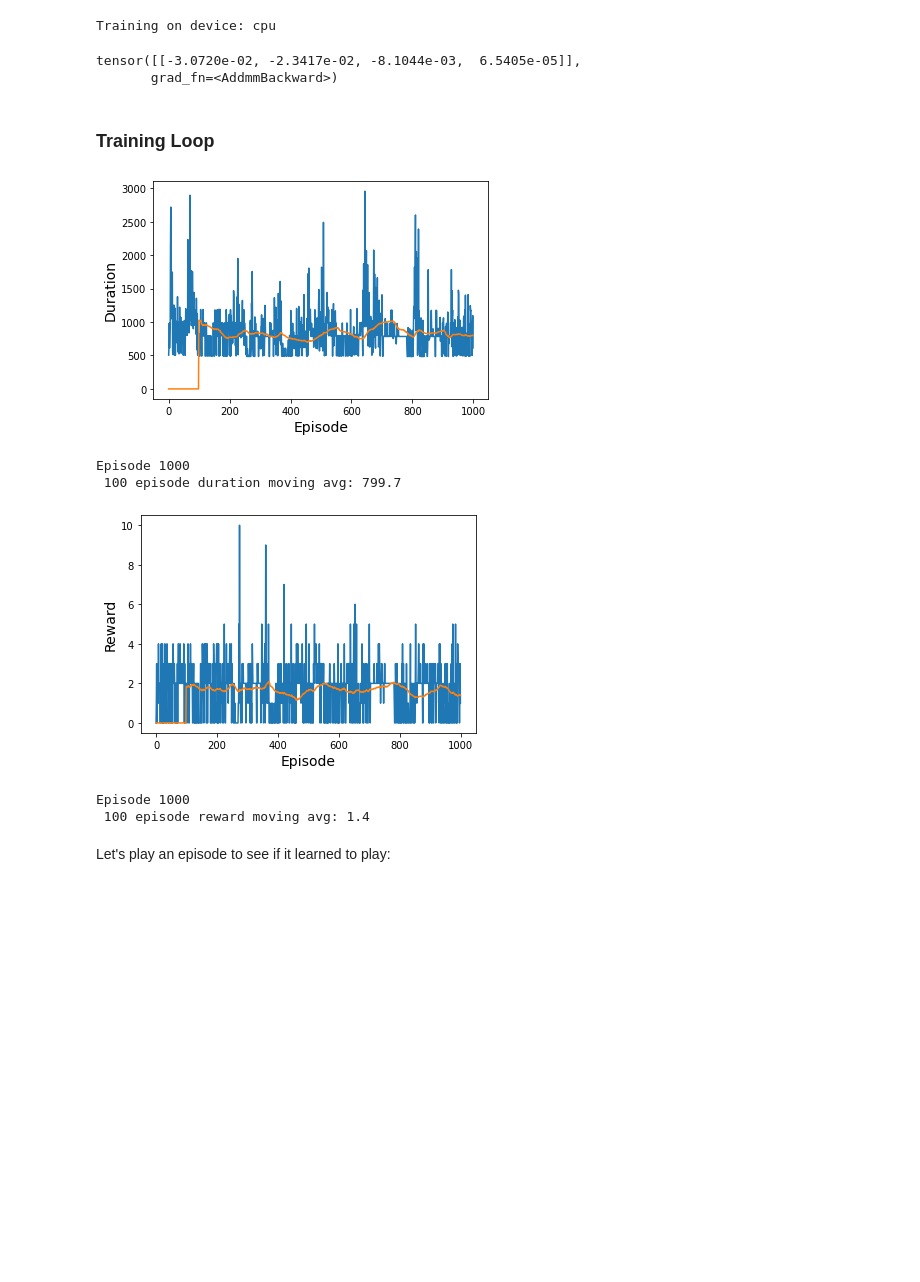
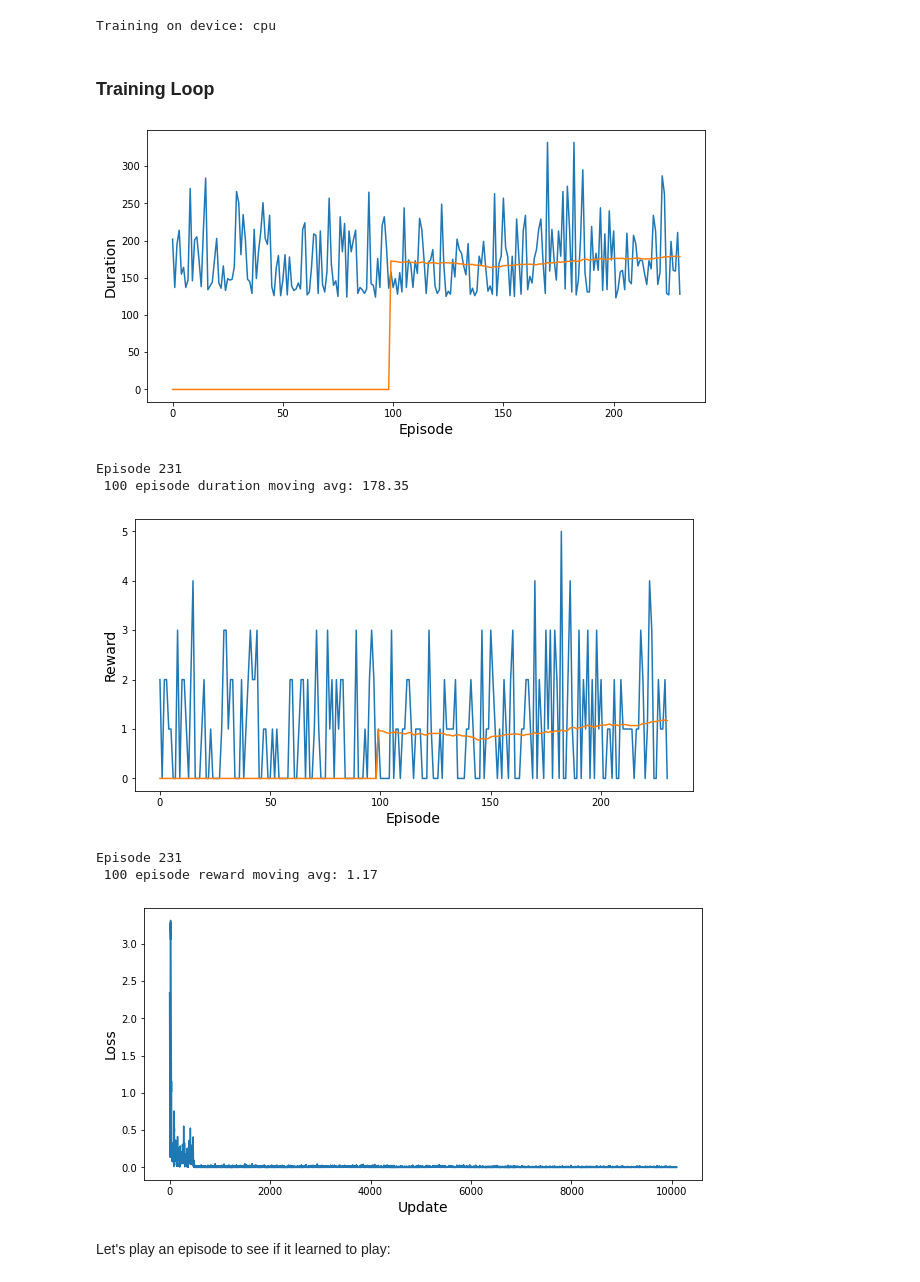
Before and after one commit to AngieC96/ReinforcementLProject, a Jupyter notebook: code/Breakout_CNN.ipynb, the cells around one changed output. Cells and saved outputs as stored; diff of their text form; code cells hidden in the pictures; blank space fills up the shorter version.

```diff
--- a/code/Breakout_CNN.ipynb
+++ b/code/Breakout_CNN.ipynb
@@ -423,8 +390,7 @@ class QValues():
 
     @staticmethod
     def get_next(target_net, next_states):
-        final_state_locations = next_states.flatten(start_dim=1) \
-            .max(dim=1)[0].eq(0).type(torch.bool)
+        final_state_locations = next_states.flatten(start_dim=1)             .max(dim=1)[0].eq(0).type(torch.bool)
         non_final_state_locations = (final_state_locations == False)
         non_final_states = next_states[non_final_state_locations]
         batch_size = next_states.shape[0]
@@ -435,15 +401,15 @@ class QValues():
 ## Main Program
 # %%
 # Hyperparameters
-batch_size = 32
-gamma = 0.99
+batch_size = 256
+gamma = 0.999
 eps_start = 1
-eps_end = 0.1
-eps_decay = 0.000001
-target_update = 100
+eps_end = 0.01
+eps_decay = 0.001
+target_update = 50
 memory_size = 100000
-lr = 0.00025
-num_episodes = 12000
+lr = 0.001
+num_episodes = 1000
 # %%
 # Essential Objects
 
@@ -451,7 +417,7 @@ num_episodes = 12000
 device = torch.device("cuda" if torch.cuda.is_available() else "cpu")
 print(f"Training on device: {device}")
 
-em = EnvManager(env, device)
+em = EnvManager(device)
 strategy = EpsilonGreedyStrategy(eps_start, eps_end, eps_decay)
 agent = Agent(strategy, em.num_actions_available(), device)
 memory = ReplayMemory(memory_size)
@@ -464,16 +430,6 @@ target_net.eval()  # since we only use this net for inference
 optimizer = optim.RMSprop(params = policy_net.parameters(), lr = lr)
 # %% [output]
 Training on device: cpu
-# %%
-x = em.get_processed_screen()
-x = torch.cat((x, x, x, x), 1)
-policy_net(x)
-# %% [output]
-tensor([[-3.0720e-02, -2.3417e-02, -8.1044e-03,  6.5405e-05]],
-       grad_fn=<AddmmBackward>)
-# %%
-target_update = 1
-num_episodes = 5
 # %% [markdown]
 ### Training Loop
 # %%
@@ -494,39 +450,40 @@ for episode in range(num_episodes):
         episode_reward += reward
         next_state = em.get_state()
         memory.push(Experience(state, action, next_state, reward))
         state = next_state
 
         if memory.can_provide_sample(batch_size):
             experiences = memory.sample(batch_size)
             states, actions, rewards, next_states = extract_tensors(experiences)
 
             current_q_values = QValues.get_current(policy_net, states, actions)
             next_q_values = QValues.get_next(target_net, next_states)
             target_q_values = rewards + (gamma * next_q_values)  # Bellman's equation
 
             loss = F.mse_loss(current_q_values, target_q_values.unsqueeze(1))
             losses.append(loss)
             optimizer.zero_grad()
             loss.backward()
             optimizer.step()
 
         if em.done:
-            #episode_durations.append(timestep)
-            #plot_durations(episode_durations, 100)
+            episode_durations.append(timestep)
+            plot_durations(episode_durations, 100)
             episode_rewards.append(episode_reward)
             plot_rewards(episode_rewards, 100)
             break
 
     if episode % target_update == 0:
         exchange_weights(target_net, policy_net)
-        save_checkpoint(episode, policy_net, optimizer, num_episodes)
+        save_checkpoint(policy_net, optimizer, num_episodes)
 
 save_weights(policy_net, "CNN_" + version)
 em.close()
 # %% [output]
-[figure, old version]
+[figure, new version]
-Episode 1000
- 100 episode duration moving avg: 799.7
+Episode 231
+ 100 episode duration moving avg: 178.35
-[figure, old version]
+[figure, new version]
-Episode 1000
- 100 episode reward moving avg: 1.4
+Episode 231
+ 100 episode reward moving avg: 1.17
+[figure, added]
```
Also changed, not shown: parts of 16 cells of this notebook, 1 other file.
